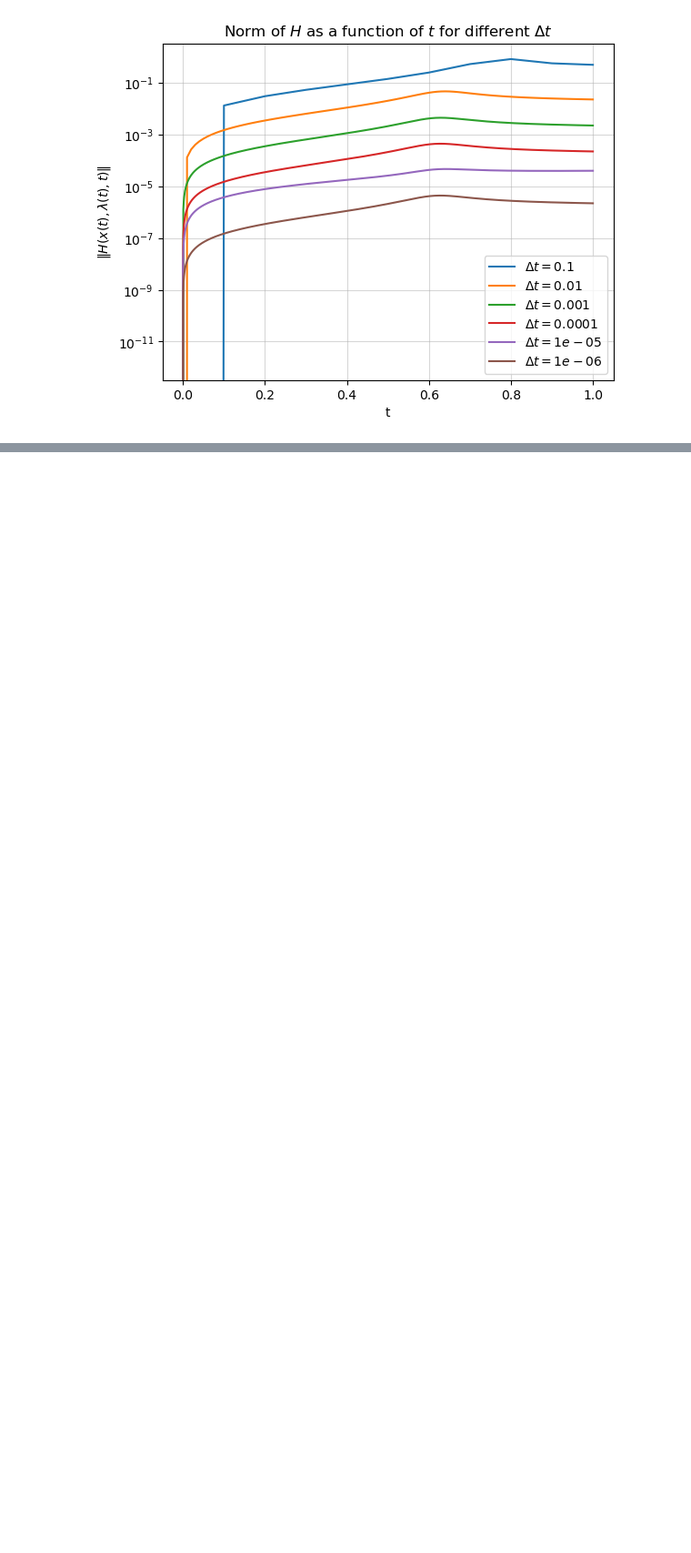
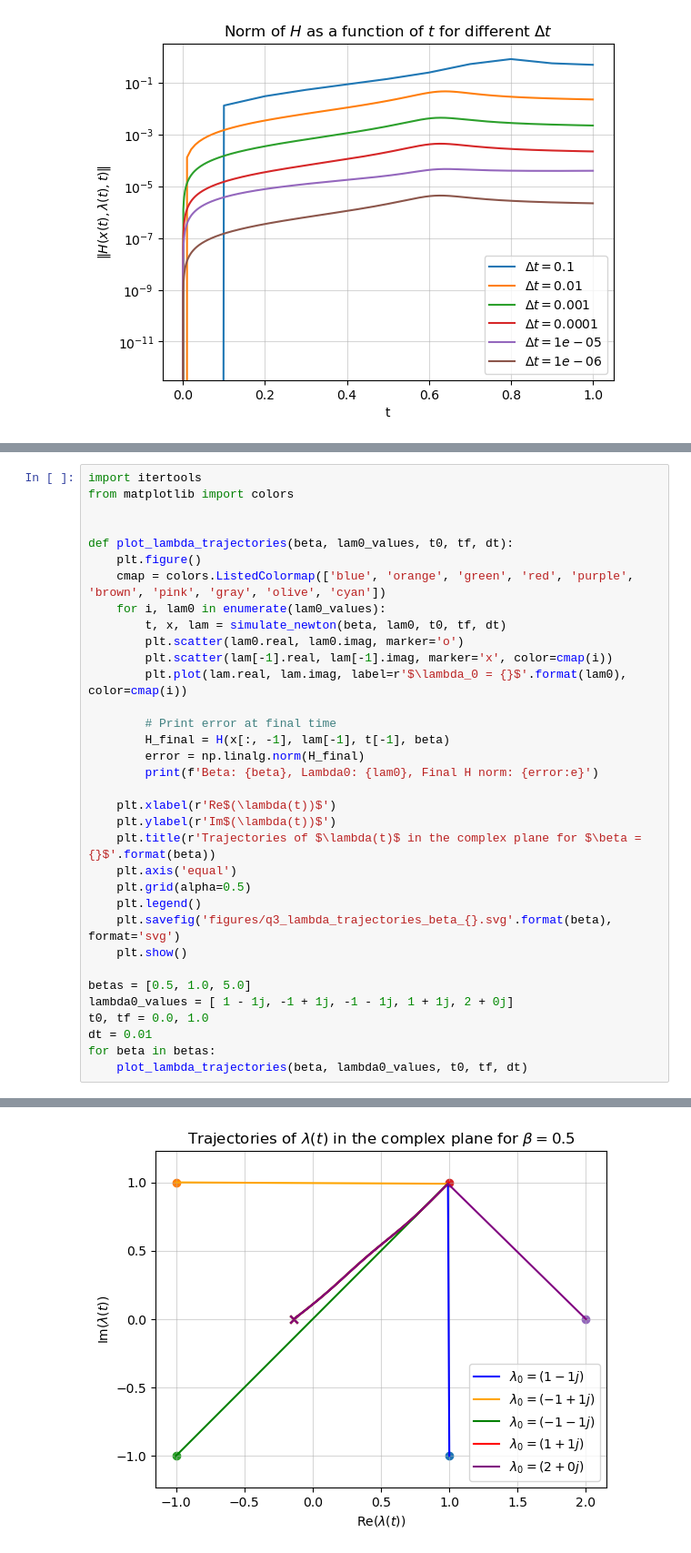
Before and after one commit to AhouLucas/linma2171-homeworks, a Jupyter notebook: HW 3/main.ipynb, the cells around one changed output, grey strips where cells are left out. Shown at 91% size. Drawn from its saved outputs; the diff is of its cells as text; blank space fills up the shorter version.

```diff
--- a/HW 3/main.ipynb
+++ b/HW 3/main.ipynb
@@ -147,0 +207,35 @@ plt.show()
+# %%
+import itertools
+from matplotlib import colors
+
+
+def plot_lambda_trajectories(beta, lam0_values, t0, tf, dt):
+    plt.figure()
+    cmap = colors.ListedColormap(['blue', 'orange', 'green', 'red', 'purple', 'brown', 'pink', 'gray', 'olive', 'cyan'])
+    for i, lam0 in enumerate(lam0_values):
+        t, x, lam = simulate_newton(beta, lam0, t0, tf, dt)
+        plt.scatter(lam0.real, lam0.imag, marker='o')
+        plt.scatter(lam[-1].real, lam[-1].imag, marker='x', color=cmap(i))
+        plt.plot(lam.real, lam.imag, label=r'$\lambda_0 = {}$'.format(lam0), color=cmap(i))
+
+        # Print error at final time
+        H_final = H(x[:, -1], lam[-1], t[-1], beta)
+        error = np.linalg.norm(H_final)
+        print(f'Beta: {beta}, Lambda0: {lam0}, Final H norm: {error:e}')
+
+    plt.xlabel(r'Re$(\lambda(t))$')
+    plt.ylabel(r'Im$(\lambda(t))$')
+    plt.title(r'Trajectories of $\lambda(t)$ in the complex plane for $\beta = {}$'.format(beta))
+    plt.axis('equal')
+    plt.grid(alpha=0.5)
+    plt.legend()
+    plt.savefig('figures/q3_lambda_trajectories_beta_{}.svg'.format(beta), format='svg')
+    plt.show()
+
+betas = [0.5, 1.0, 5.0]
+lambda0_values = [ 1 - 1j, -1 + 1j, -1 - 1j, 1 + 1j, 2 + 0j]
+t0, tf = 0.0, 1.0
+dt = 0.01
+for beta in betas:
+    plot_lambda_trajectories(beta, lambda0_values, t0, tf, dt)
+# %% [output]
@@ -147,0 +247 @@ plt.show()
+[figure, added]
```
Also changed, not shown: parts of 6 cells of this notebook, 3 other files.
